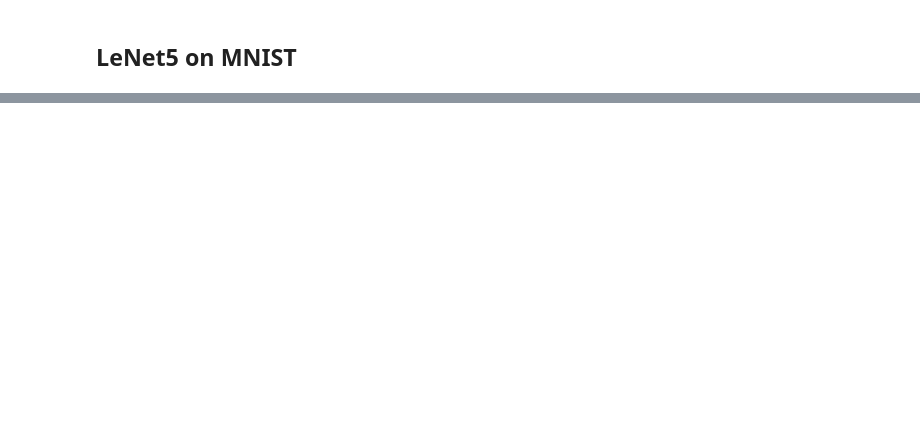
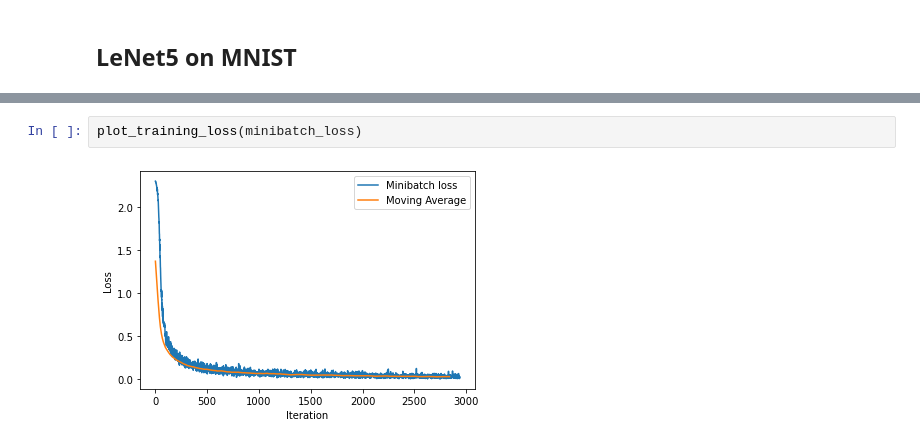
Before and after one commit to Kaasiak/into-the-deep, a Jupyter notebook: conv-lenet5.ipynb, the cells around one changed output, grey strips where cells are left out. Saved outputs shown, nothing was run; the diff lists cells and outputs as text; blank space fills up the shorter version.

```diff
--- a/conv-lenet5.ipynb
+++ b/conv-lenet5.ipynb
@@ -184,0 +117,4 @@ plt.show()
+# %%
+plot_training_loss(minibatch_loss)
+# %% [output]
+[figure, added]
```
Also changed, not shown: parts of 8 cells of this notebook, 1 other file.
